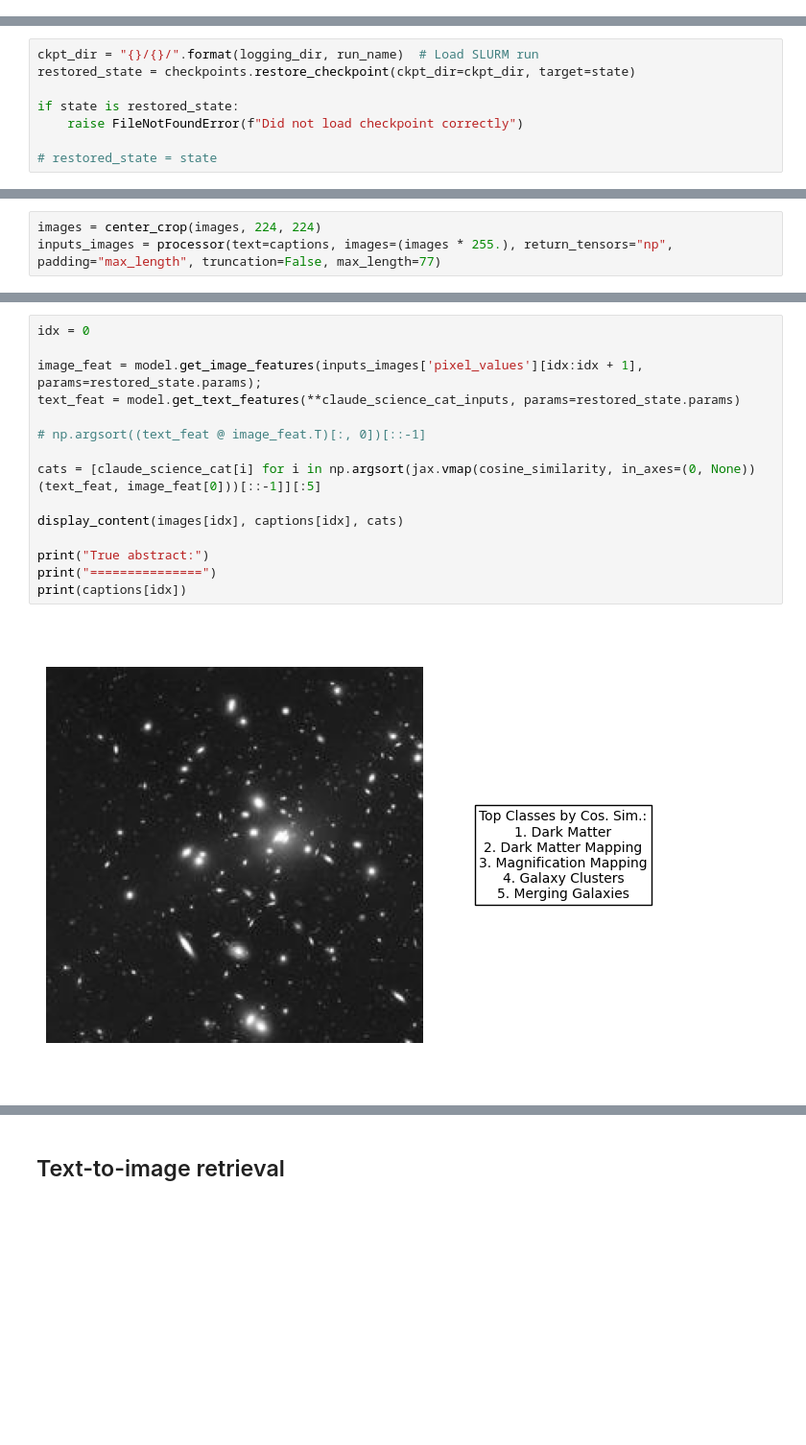
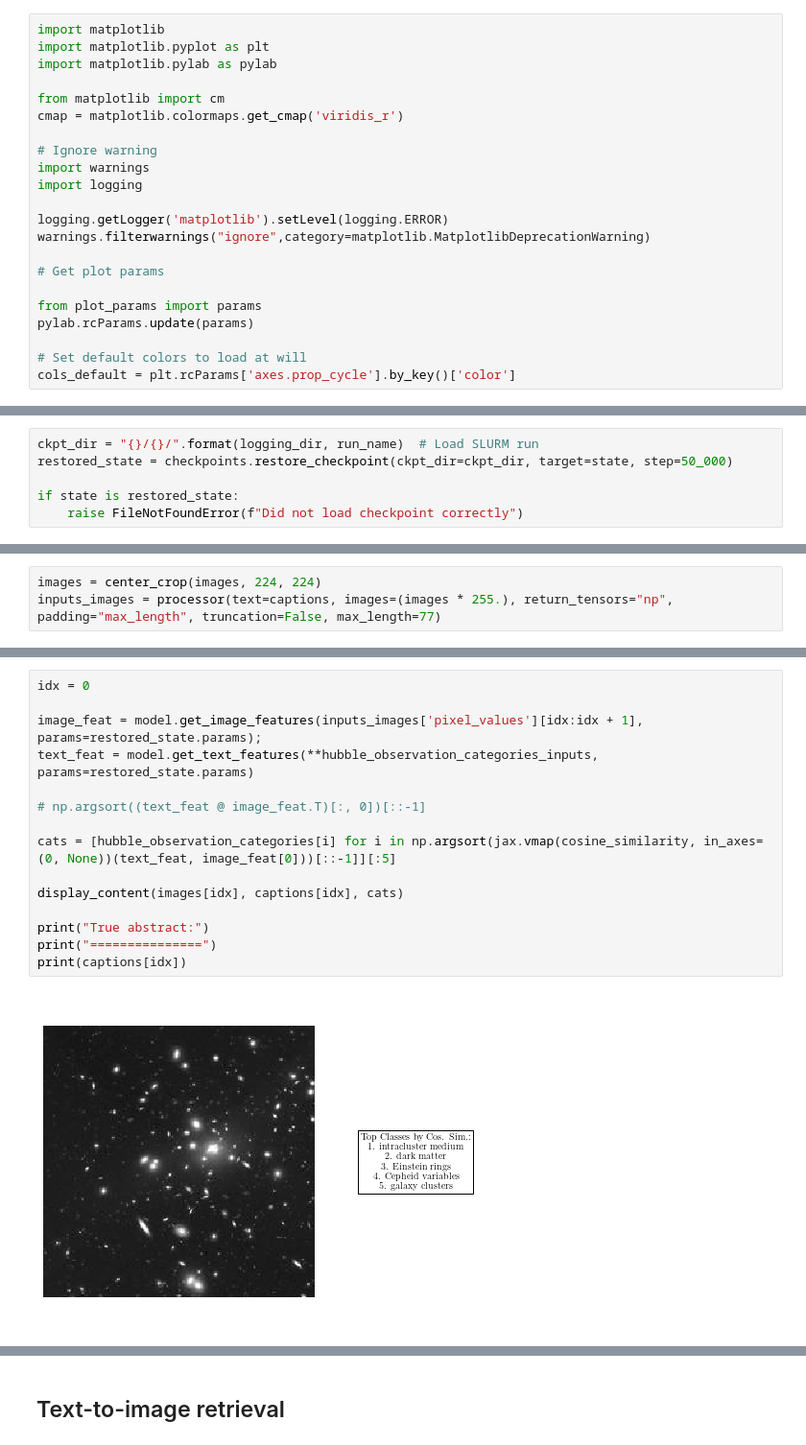
Before and after one commit to smsharma/PAPERCLIP-Hubble, a Jupyter notebook: notebooks/03_eval.ipynb, the cells around one changed output, grey strips where cells are left out. Shown at 96% size. Drawn from its saved outputs; the diff is of its cells as text; blank space fills up the shorter version.

```diff
--- a/notebooks/03_eval.ipynb
+++ b/notebooks/03_eval.ipynb
@@ -9,6 +16,28 @@ from transformers import FlaxCLIPModel, AutoProcessor, AutoTokenizer
 
 model = FlaxCLIPModel.from_pretrained("openai/clip-vit-base-patch16")
 processor = AutoProcessor.from_pretrained("openai/clip-vit-base-patch16")
+# %%
+import matplotlib
+import matplotlib.pyplot as plt
+import matplotlib.pylab as pylab
+
+from matplotlib import cm
+cmap = matplotlib.colormaps.get_cmap('viridis_r')
+
+# Ignore warning
+import warnings
+import logging
+
+logging.getLogger('matplotlib').setLevel(logging.ERROR)
+warnings.filterwarnings("ignore",category=matplotlib.MatplotlibDeprecationWarning)
+
+# Get plot params
+
+from plot_params import params
+pylab.rcParams.update(params)
+
+# Set default colors to load at will
+cols_default = plt.rcParams['axes.prop_cycle'].by_key()['color']
 # %%
 import jax
 import jax.numpy as np
@@ -53,12 +76,10 @@ with open(config_file, 'r') as file:
 config = ConfigDict(config)
 # %%
 ckpt_dir = "{}/{}/".format(logging_dir, run_name)  # Load SLURM run
-restored_state = checkpoints.restore_checkpoint(ckpt_dir=ckpt_dir, target=state)
+restored_state = checkpoints.restore_checkpoint(ckpt_dir=ckpt_dir, target=state, step=50_000)
 
 if state is restored_state:
     raise FileNotFoundError(f"Did not load checkpoint correctly")
-
-# restored_state = state
 # %%
 from models.dataset_utils import make_dataloader, create_input_iter
 import tensorflow as tf
@@ -147,20 +196,20 @@ def display_content(image, paragraph, classes):
 # %%
 idx = 0
 
 image_feat = model.get_image_features(inputs_images['pixel_values'][idx:idx + 1], params=restored_state.params);
-text_feat = model.get_text_features(**claude_science_cat_inputs, params=restored_state.params)
+text_feat = model.get_text_features(**hubble_observation_categories_inputs, params=restored_state.params)
 
 # np.argsort((text_feat @ image_feat.T)[:, 0])[::-1]
 
-cats = [claude_science_cat[i] for i in np.argsort(jax.vmap(cosine_similarity, in_axes=(0, None))(text_feat, image_feat[0]))[::-1]][:5]
+cats = [hubble_observation_categories[i] for i in np.argsort(jax.vmap(cosine_similarity, in_axes=(0, None))(text_feat, image_feat[0]))[::-1]][:5]
 
 display_content(images[idx], captions[idx], cats)
 
 print("True abstract:")
 print("===============")
 print(captions[idx])
 # %% [output]
-[figure, old version]
+[figure, new version]
 True abstract:
 ===============
 Category: COSMOLOGY.  We propose to study the physical nature of dark matter by using massive, merging clusters of galaxies. As shown with the Bullet Cluster {1E0657-56}, such massive well-measured sy ...
```
Also changed, not shown: parts of 18 cells of this notebook, 5 other files.
